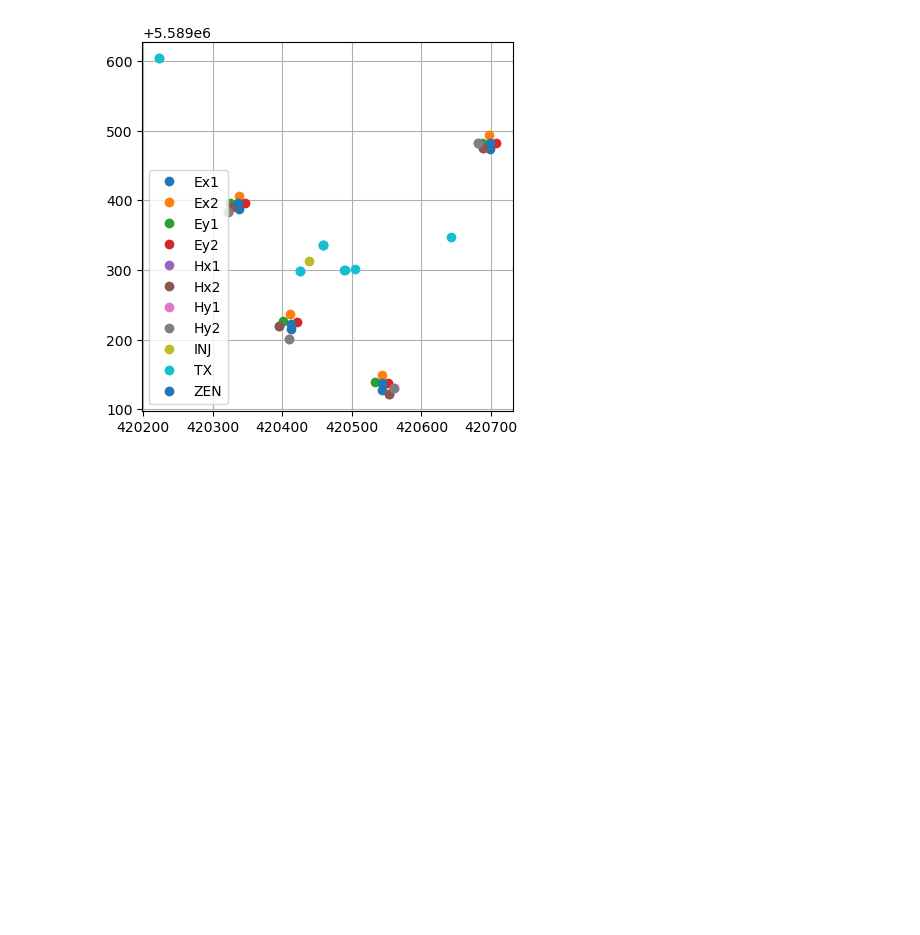
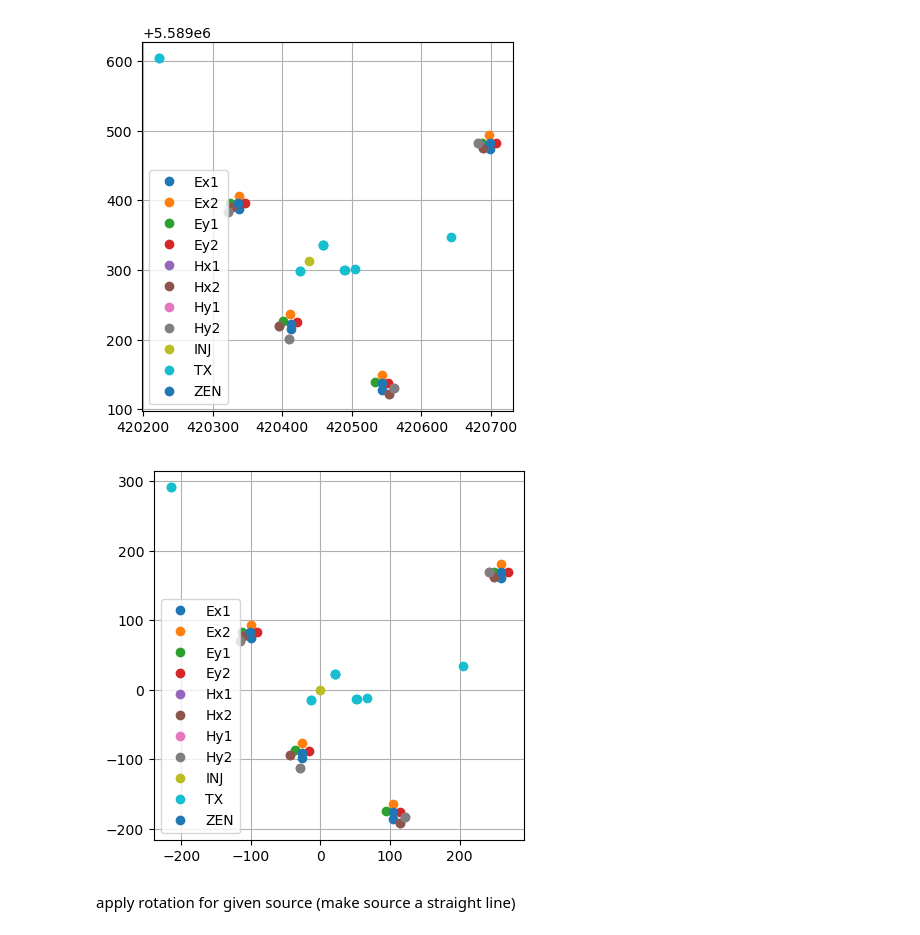
Before and after one commit to lheagy/2025-permeable-wells-cami, a Jupyter notebook: forward-3d.ipynb, the cells around one changed output. Saved outputs shown, nothing was run; the diff lists cells and outputs as text; code cells hidden in the pictures; blank space fills up the shorter version.

```diff
--- a/forward-3d.ipynb
+++ b/forward-3d.ipynb
@@ -138,3 +137,27 @@ ax.grid()
 ax.set_aspect(1)
 # %% [output]
 [figure]
+# %%
+origin_x = stations[stations["Comp"] == "INJ"]["Easting"]
+origin_y = stations[stations["Comp"] == "INJ"]["Northing"]
+# %%
+stations["local_x"] = stations["Easting"] - origin_x.values
+stations["local_y"] = stations["Northing"] - origin_y.values
+# %%
+fig, ax = plt.subplots(1, 1)
+
+for i, c in enumerate(np.unique(stations["Comp"])):
+    inds = stations["Comp"] == c
+    ax.plot(
+        stations[inds]["local_x"], stations[inds]["local_y"], f"C{i}o",
+        label=c
+    )
+
+    ax.legend()
+
+ax.grid()
+ax.set_aspect(1)
+# %% [output]
+[figure, added]
+# %% [markdown]
+apply rotation for given source (make source a straight line)
```
Also changed, not shown: parts of 42 cells of this notebook, 3 other files.
